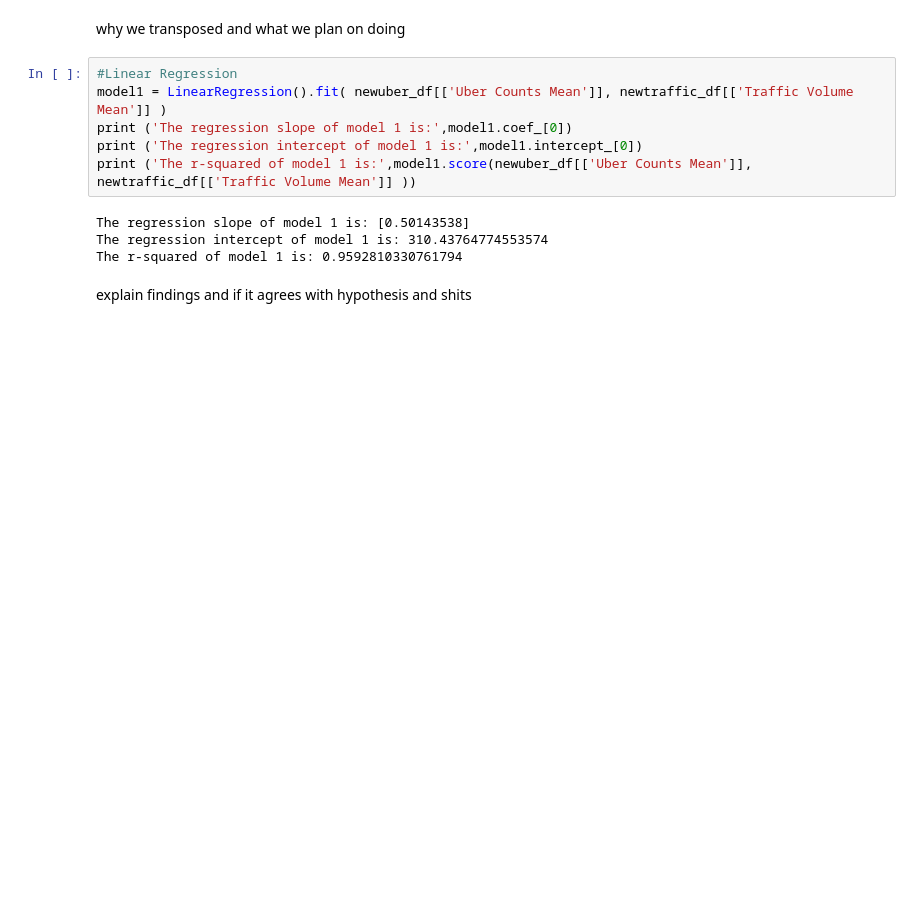
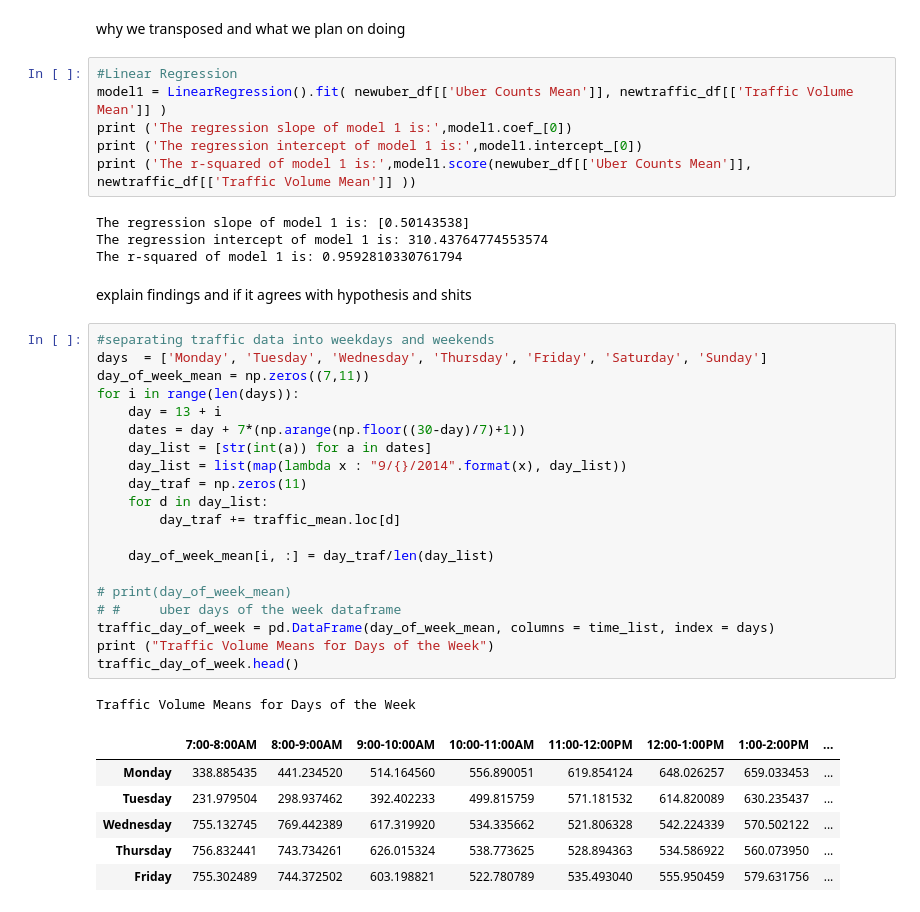
Before and after one commit to jl2586/INFO-2950-Final-Project, a Jupyter notebook: Final Project.ipynb, the cells around one changed output. Saved outputs shown, nothing was run; the diff lists cells and outputs as text; blank space fills up the shorter version.

```diff
--- a/Final Project.ipynb
+++ b/Final Project.ipynb
@@ -228,3 +228,31 @@ The regression intercept of model 1 is: 310.43764774553574
 The r-squared of model 1 is: 0.9592810330761794
 # %% [markdown]
 explain findings and if it agrees with hypothesis and shits
+# %%
+#separating traffic data into weekdays and weekends
+days  = ['Monday', 'Tuesday', 'Wednesday', 'Thursday', 'Friday', 'Saturday', 'Sunday']
+day_of_week_mean = np.zeros((7,11))
+for i in range(len(days)):
+    day = 13 + i
+    dates = day + 7*(np.arange(np.floor((30-day)/7)+1))
+    day_list = [str(int(a)) for a in dates]
+    day_list = list(map(lambda x : "9/{}/2014".format(x), day_list))
+    day_traf = np.zeros(11)
+    for d in day_list:
+        day_traf += traffic_mean.loc[d]
+
+    day_of_week_mean[i, :] = day_traf/len(day_list)
+
+# print(day_of_week_mean)
+# #     uber days of the week dataframe
+traffic_day_of_week = pd.DataFrame(day_of_week_mean, columns = time_list, index = days)
+print ("Traffic Volume Means for Days of the Week")
+traffic_day_of_week.head()
+# %% [output]
+Traffic Volume Means for Days of the Week
+|  | 7:00-8:00AM | 8:00-9:00AM | 9:00-10:00AM | 10:00-11:00AM | 11:00-12:00PM | 12:00-1:00PM | 1:00-2:00PM | ... |
+| Monday | 338.885435 | 441.234520 | 514.164560 | 556.890051 | 619.854124 | 648.026257 | 659.033453 | ... |
+| Tuesday | 231.979504 | 298.937462 | 392.402233 | 499.815759 | 571.181532 | 614.820089 | 630.235437 | ... |
+| Wednesday | 755.132745 | 769.442389 | 617.319920 | 534.335662 | 521.806328 | 542.224339 | 570.502122 | ... |
+| Thursday | 756.832441 | 743.734261 | 626.015324 | 538.773625 | 528.894363 | 534.586922 | 560.073950 | ... |
+| Friday | 755.302489 | 744.372502 | 603.198821 | 522.780789 | 535.493040 | 555.950459 | 579.631756 | ... |
```
Also changed, not shown: parts of 6 cells of this notebook.
